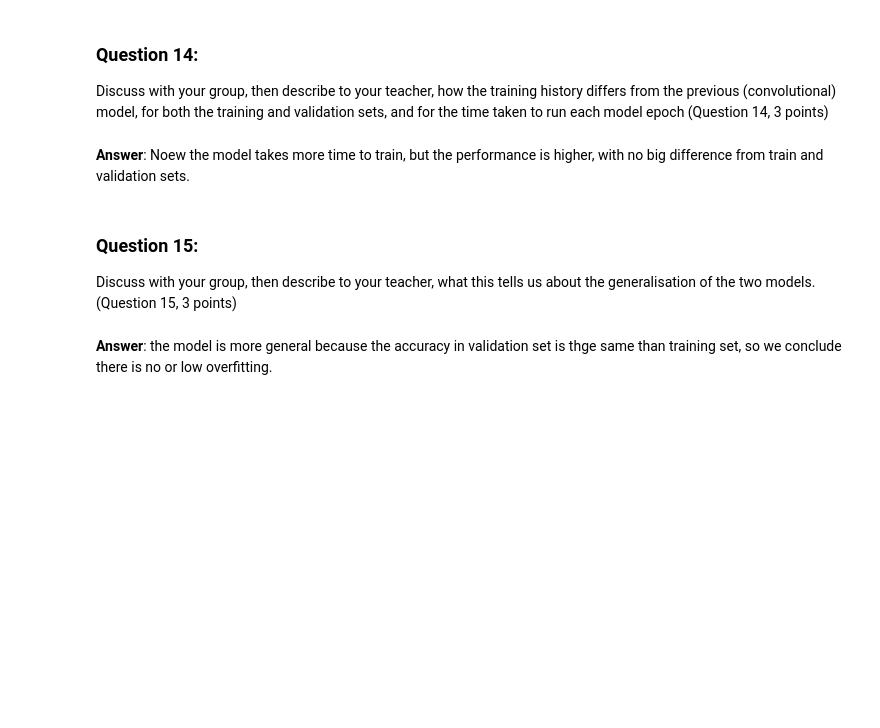
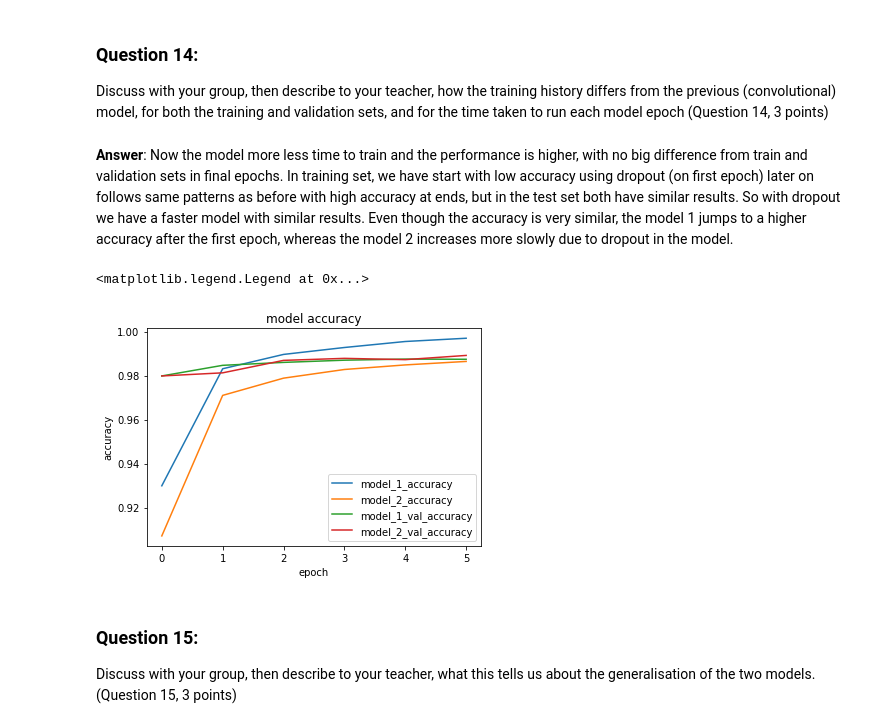
Before and after one commit to hansfranke1985/NetworkAnalysis, a Jupyter notebook: week_1/Assigment_1_DeepCNN.ipynb, the cells around one changed output. Saved outputs shown, nothing was run; the diff lists cells and outputs as text; code cells hidden in the pictures; blank space fills up the shorter version.

```diff
--- a/week_1/Assigment_1_DeepCNN.ipynb
+++ b/week_1/Assigment_1_DeepCNN.ipynb
@@ -203,11 +208,26 @@ Epoch 6/6
 Discuss with your group, then describe to your teacher, how the training history
 differs from the previous (convolutional) model, for both the training and validation
 sets, and for the time taken to run each model epoch (Question 14, 3 points)
-# %% [markdown]
-**Answer**: Noew the model takes more time to train, but the performance is higher, with no big difference from train and validation sets.
+# %% [markdown]
+**Answer**: Now the model more less time to train and the performance is higher, with no big difference from train and validation sets in final epochs. In training set, we have start with low accuracy using dropout (on first epoch) later on follows same patterns as before with high accuracy at ends, but in the test set both have similar results. So with dropout we have a faster model with similar results. Even though the accuracy is very similar, the model 1 jumps to a higher accuracy after the first epoch, whereas the model 2 increases more slowly due to dropout in the model.
+# %%
+#suppport plot to question 14:
+#Accuracy: comparison on both models (training and validation accuracy)
+plt.title('model accuracy')
+plt.ylabel('accuracy')
+plt.xlabel('epoch')
+
+plt.plot(history.history['accuracy'], label = 'model_1_accuracy')
+plt.plot(history2.history['accuracy'], label = 'model_2_accuracy')
+plt.plot(history.history['val_accuracy'], label = 'model_1_val_accuracy')
+plt.plot(history2.history['val_accuracy'], label = 'model_2_val_accuracy')
+
+
+plt.legend()
+# %% [output]
+<matplotlib.legend.Legend at 0x...>
+[figure, added]
 # %% [markdown]
 ### Question 15:
 Discuss with your group, then describe to your teacher, what this tells us about the
 generalisation of the two models. (Question 15, 3 points)
-# %% [markdown]
-**Answer**: the model is more general because the accuracy in validation set is thge same than training set, so we conclude there is no or low overfitting.
```
Also changed, not shown: parts of 15 cells of this notebook, 7 other files.
